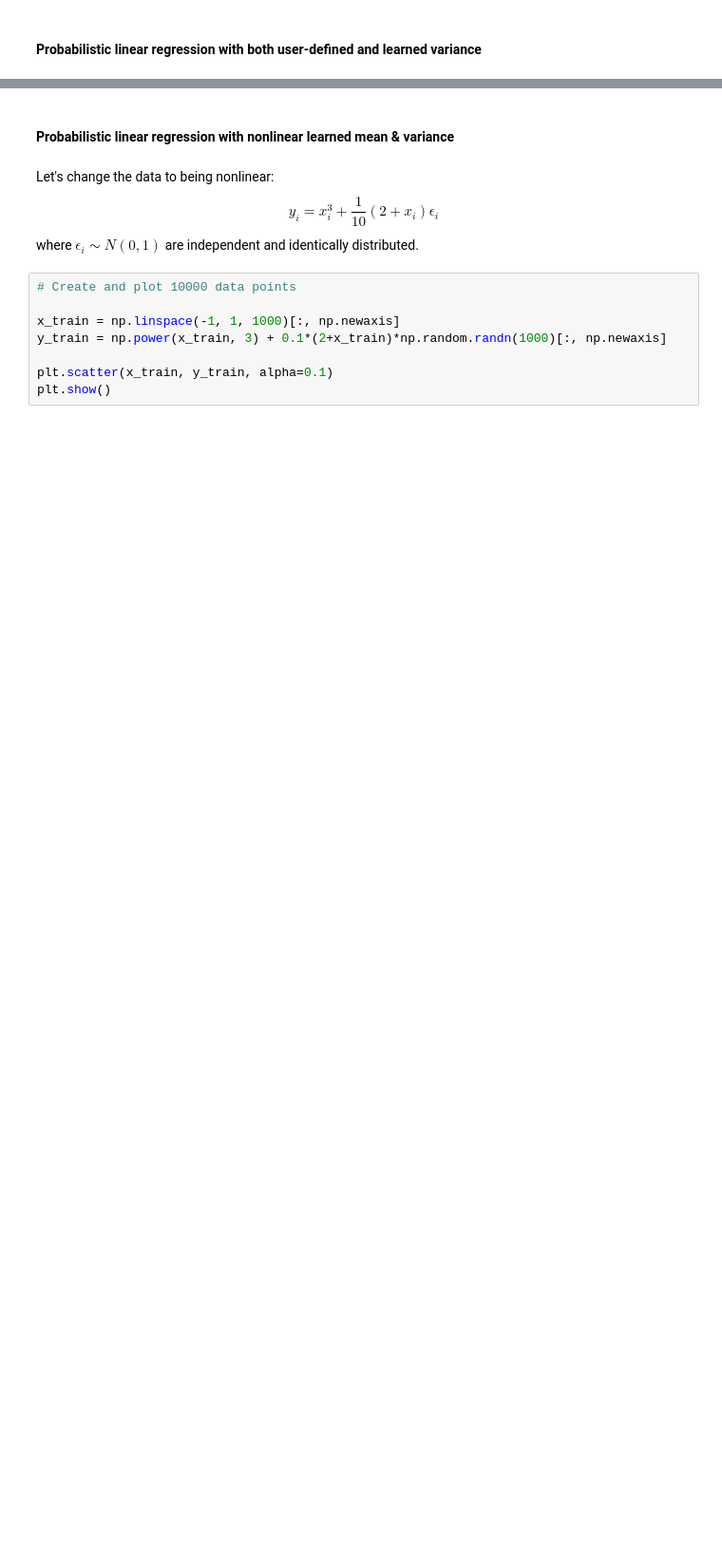
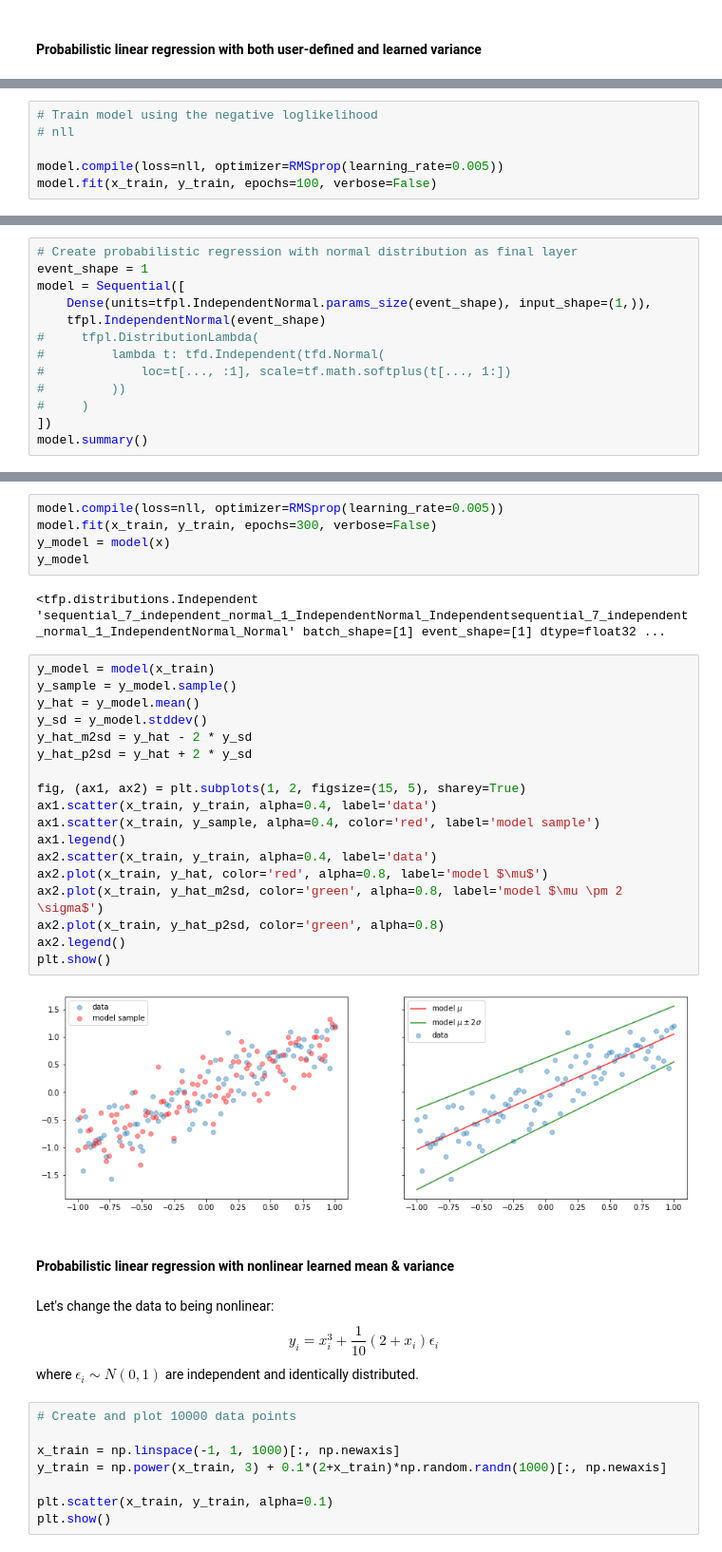
Before and after one commit to gowrishankarin/data_science, a Jupyter notebook: coursera/tf2_4_dl/c3_probabilistic_dl/w02/002_coding_tutorial.ipynb, the cells around one changed output, grey strips where cells are left out. Shown at 95% size. Cells and saved outputs as stored; diff of their text form; blank space fills up the shorter version.

Commit message:
TF2_2_DL: Probabilistic linear regression with user defined and learned variance

```diff
--- a/coursera/tf2_4_dl/c3_probabilistic_dl/w02/002_coding_tutorial.ipynb
+++ b/coursera/tf2_4_dl/c3_probabilistic_dl/w02/002_coding_tutorial.ipynb
@@ -239,0 +263,6 @@ _________________________________________________________________
+# %%
+# Train model using the negative loglikelihood
+# nll
+
+model.compile(loss=nll, optimizer=RMSprop(learning_rate=0.005))
+model.fit(x_train, y_train, epochs=100, verbose=False)
@@ -261,0 +299,13 @@ plt.show()
+# %%
+# Create probabilistic regression with normal distribution as final layer
+event_shape = 1
+model = Sequential([
+    Dense(units=tfpl.IndependentNormal.params_size(event_shape), input_shape=(1,)),
+    tfpl.IndependentNormal(event_shape)
+#     tfpl.DistributionLambda(
+#         lambda t: tfd.Independent(tfd.Normal(
+#             loc=t[..., :1], scale=tf.math.softplus(t[..., 1:])
+#         ))
+#     )
+])
+model.summary()
@@ -262,3 +325,30 @@ plt.show()
+# %%
+model.compile(loss=nll, optimizer=RMSprop(learning_rate=0.005))
+model.fit(x_train, y_train, epochs=300, verbose=False)
+y_model = model(x)
+y_model
+# %% [output]
+<tfp.distributions.Independent 'sequential_7_independent_normal_1_IndependentNormal_Independentsequential_7_independent_normal_1_IndependentNormal_Normal' batch_shape=[1] event_shape=[1] dtype=float32 ...
+# %%
+y_model = model(x_train)
+y_sample = y_model.sample()
+y_hat = y_model.mean()
+y_sd = y_model.stddev()
+y_hat_m2sd = y_hat - 2 * y_sd
+y_hat_p2sd = y_hat + 2 * y_sd
+
+fig, (ax1, ax2) = plt.subplots(1, 2, figsize=(15, 5), sharey=True)
+ax1.scatter(x_train, y_train, alpha=0.4, label='data')
+ax1.scatter(x_train, y_sample, alpha=0.4, color='red', label='model sample')
+ax1.legend()
+ax2.scatter(x_train, y_train, alpha=0.4, label='data')
+ax2.plot(x_train, y_hat, color='red', alpha=0.8, label='model $\mu$')
+ax2.plot(x_train, y_hat_m2sd, color='green', alpha=0.8, label='model $\mu \pm 2 \sigma$')
+ax2.plot(x_train, y_hat_p2sd, color='green', alpha=0.8)
+ax2.legend()
+plt.show()
+# %% [output]
+[figure, added]
 # %% [markdown]
 #### Probabilistic linear regression with nonlinear learned mean & variance
 # %% [markdown]
```
Also changed, not shown: parts of 11 cells of this notebook, 1 other file.
